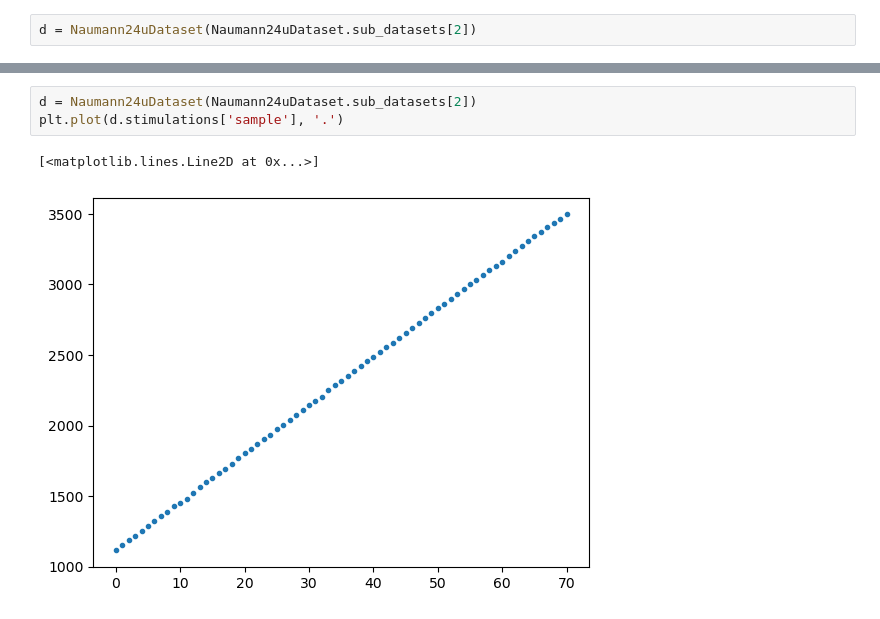
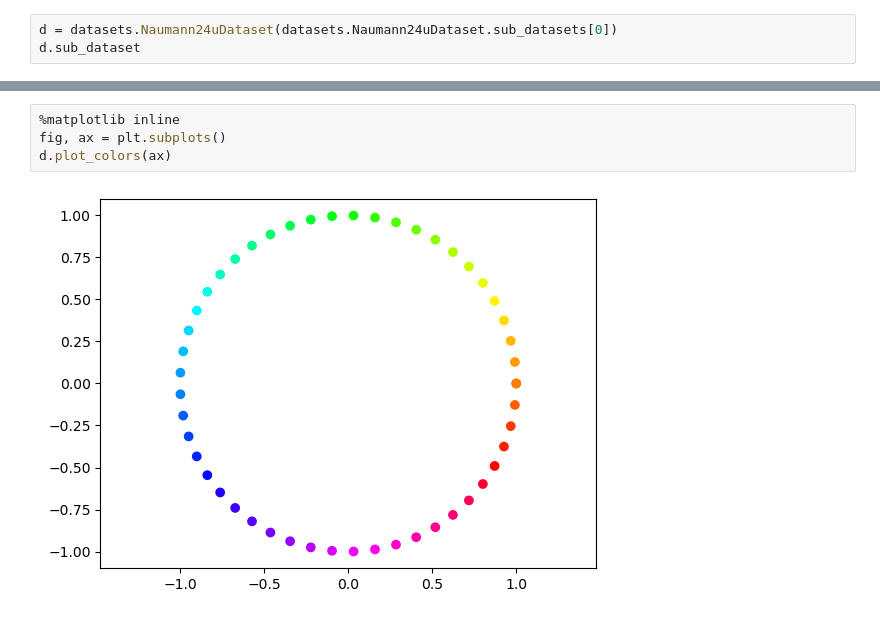
Before and after one commit to draeloslab/AdaptiveLatents, a Jupyter notebook: workspace/nauman24u_scratch.ipynb, the cells around one changed output, grey strips where cells are left out. Saved outputs shown, nothing was run; the diff lists cells and outputs as text.

Commit message:
adds plots for the fish datasets

```diff
--- a/workspace/nauman24u_scratch.ipynb
+++ b/workspace/nauman24u_scratch.ipynb
@@ -7,4 +9,5 @@ from datasets import Naumann24uDataset
 
 rng = np.random.default_rng()
 # %%
-d = Naumann24uDataset(Naumann24uDataset.sub_datasets[2])
+d = datasets.Naumann24uDataset(datasets.Naumann24uDataset.sub_datasets[0])
+d.sub_dataset
@@ -46,6 +16,6 @@ plt.ylabel(r"$\Vert\Delta Q \Vert_F$");
-# %%
-d = Naumann24uDataset(Naumann24uDataset.sub_datasets[2])
-plt.plot(d.stimulations['sample'], '.')
-# %% [output]
-[<matplotlib.lines.Line2D at 0x...>]
-[figure, removed]
+# %%
+%matplotlib inline
+fig, ax = plt.subplots()
+d.plot_colors(ax)
+# %% [output]
+[figure, added]
```
Also changed, not shown: parts of 27 cells of this notebook, 13 other files.
